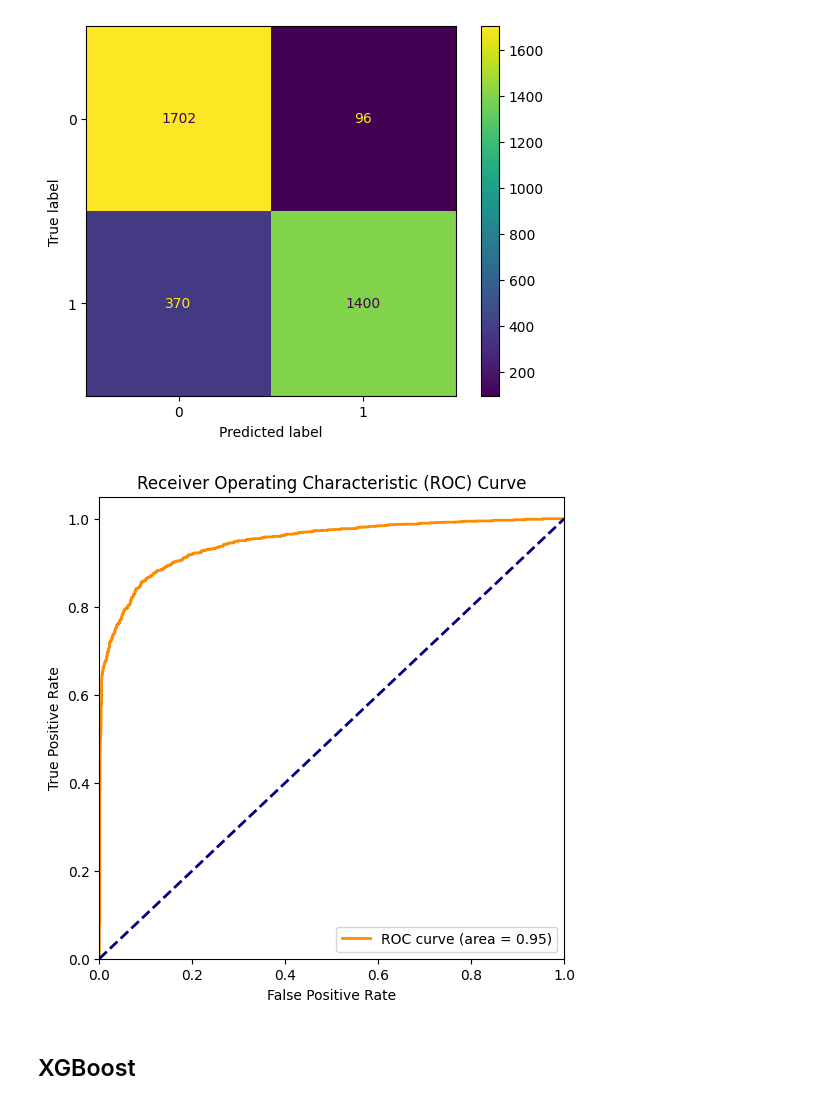
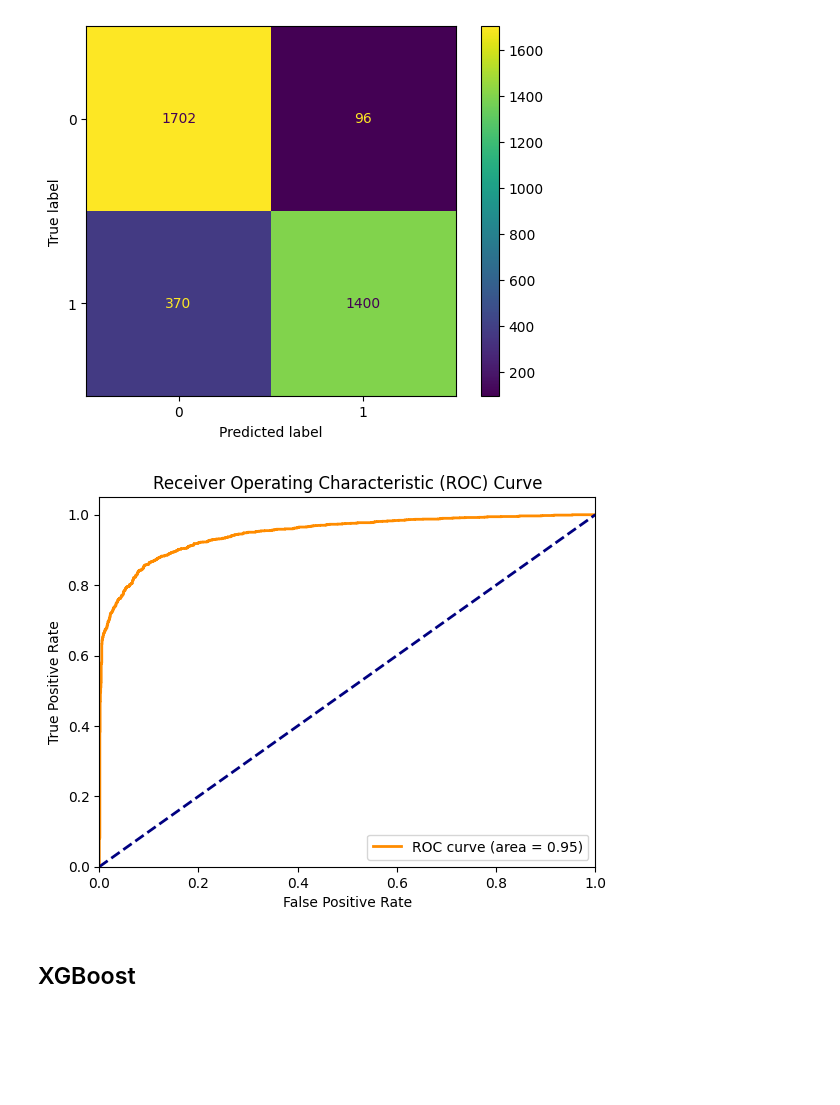
Before and after one commit to DeepraMazumder/Hotel-Reviews-Sentiment-Analysis, a Jupyter notebook: notebooks/Hotel_Sentiment_Analysis.ipynb, the cells around one changed output. Cells and saved outputs as stored; diff of their text form; code cells hidden in the pictures; blank space fills up the shorter version.

```diff
--- a/notebooks/Hotel_Sentiment_Analysis.ipynb
+++ b/notebooks/Hotel_Sentiment_Analysis.ipynb
@@ -267,20 +265,19 @@ y_prob = model3.predict_proba(X_test_tfv)[:, 1]
 # %%
 # ROC Curve
 fpr, tpr, _ = roc_curve(y_test, y_prob)
 roc_auc = roc_auc_score(y_test, y_prob)
 
-plt.figure(figsize=(6, 6))
 plt.plot(fpr, tpr, color='darkorange', lw=2, label=f'ROC curve (area = {roc_auc:.2f})')
 plt.plot([0, 1], [0, 1], color='navy', lw=2, linestyle='--')
 plt.xlim([0.0, 1.0])
 plt.ylim([0.0, 1.05])
 plt.xlabel('False Positive Rate')
 plt.ylabel('True Positive Rate')
 plt.title('Receiver Operating Characteristic (ROC) Curve')
 plt.legend(loc='lower right')
 plt.show()
 # %% [output]
-[figure, old version]
+[figure, new version]
 # %% [markdown]
 ## XGBoost
 # %%
```
Also changed, not shown: parts of 5 cells of this notebook.
